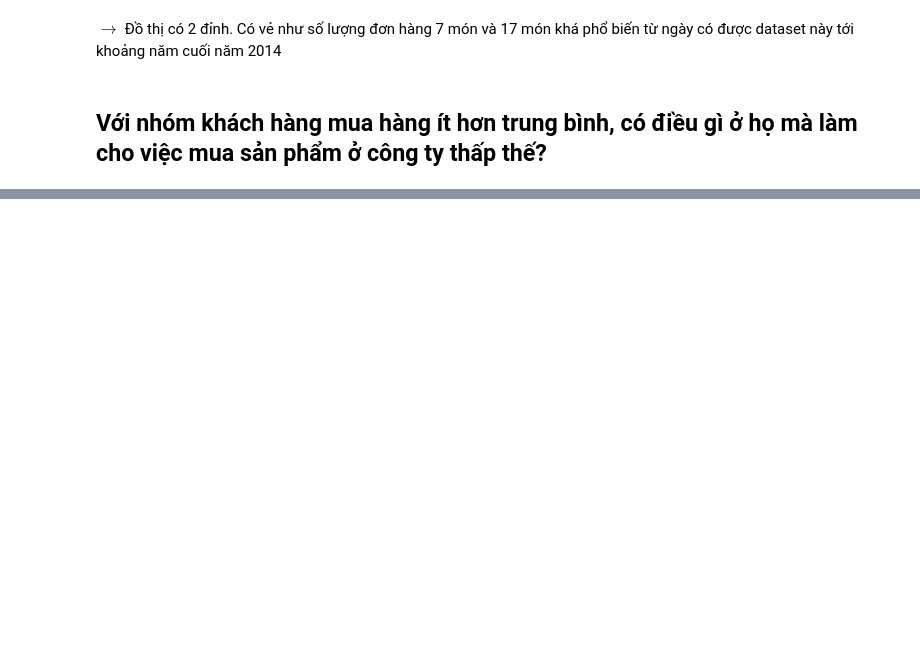
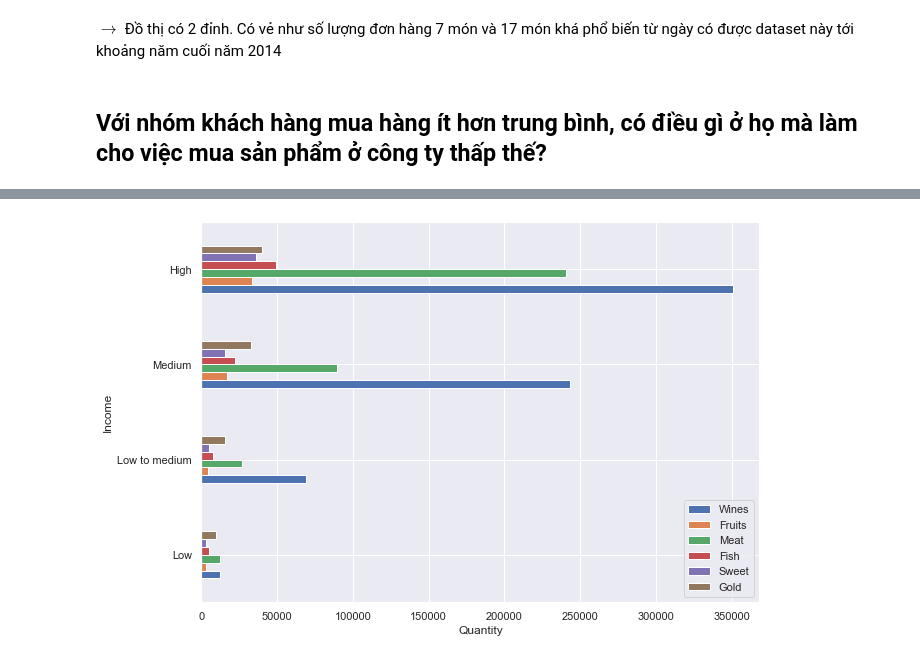
Before and after one commit to ngminhluong/CDS-EndTerm, a Jupyter notebook: Source/Main.ipynb, the cells around one changed output, grey strips where cells are left out. Saved outputs shown, nothing was run; the diff lists cells and outputs as text; code cells hidden in the pictures; blank space fills up the shorter version.

```diff
--- a/Source/Main.ipynb
+++ b/Source/Main.ipynb
@@ -785,0 +882,2 @@ range(0, 45)
+# %%
+prods_income = df.groupby("Income").sum()
@@ -785,0 +897,5 @@ range(0, 45)
+# %%
+prods_income.plot.barh(figsize=(10,7));
+plt.xlabel("Quantity");
+# %% [output]
+[figure, added]
```
Also changed, not shown: parts of 36 cells of this notebook.
